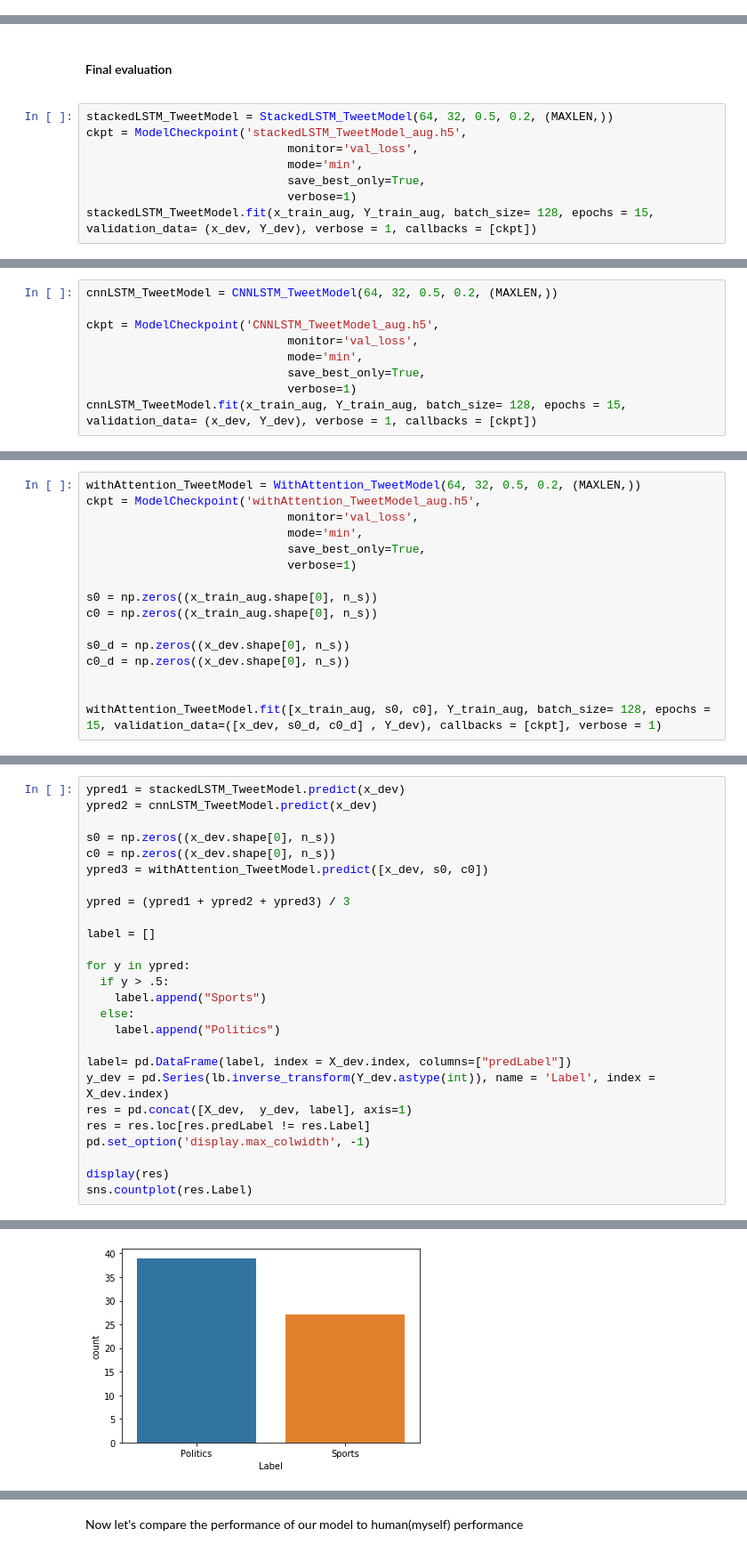
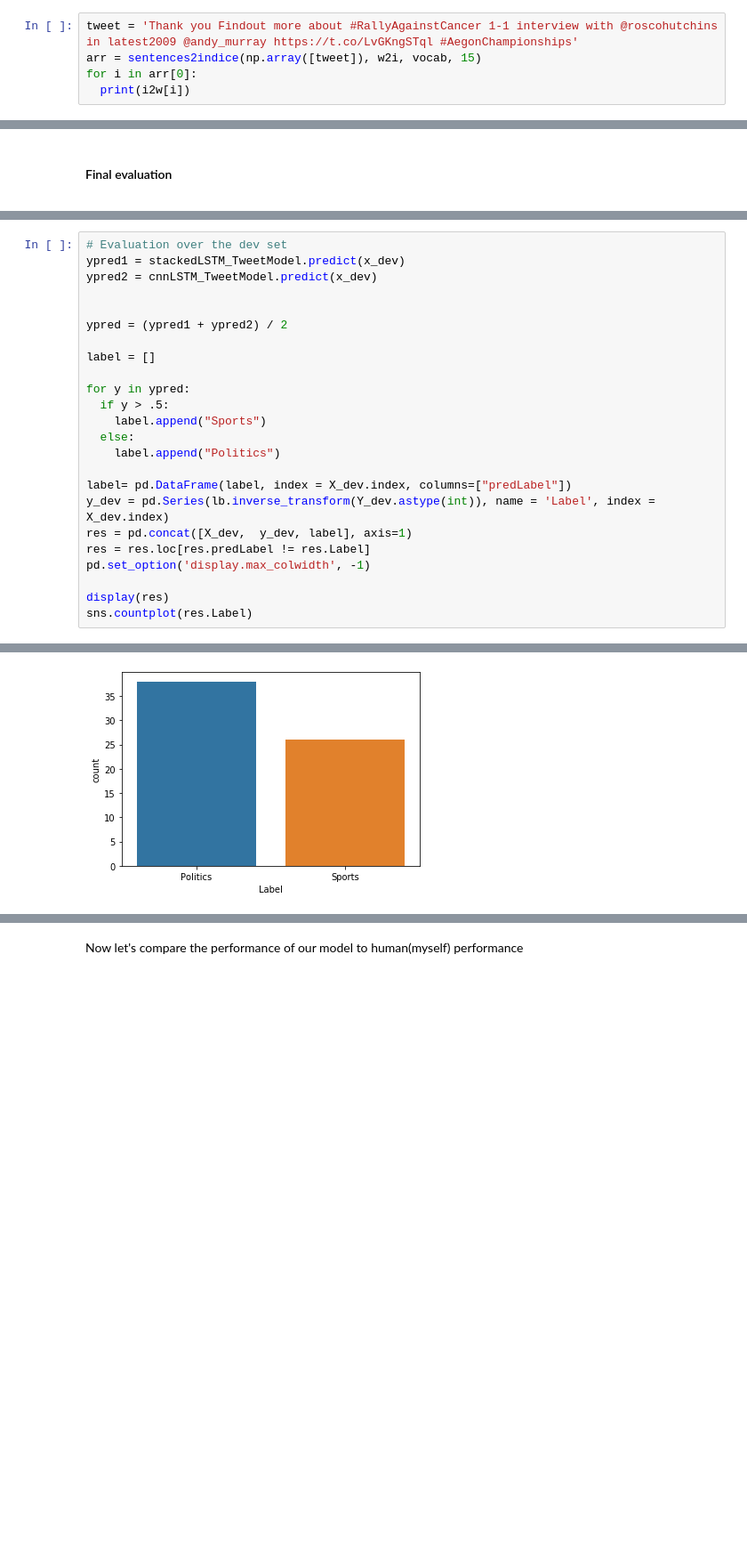
Before and after one commit to MarouaneMaatouk/Tweets-Classification, a Jupyter notebook: orcl.ipynb, the cells around one changed output, grey strips where cells are left out. Shown at 89% size. Saved outputs shown, nothing was run; the diff lists cells and outputs as text; blank space fills up the shorter version.

```diff
--- a/orcl.ipynb
+++ b/orcl.ipynb
@@ -484,2 +530,7 @@ def sentences2indice(X, w2i, vocab, MAXLEN):
 
   return v
+# %%
+tweet = 'Thank you Findout more about #RallyAgainstCancer 1-1 interview with @roscohutchins in latest2009 @andy_murray https://t.co/LvGKngSTql #AegonChampionships'
+arr = sentences2indice(np.array([tweet]), w2i, vocab, 15)
+for i in arr[0]:
+  print(i2w[i])
@@ -1677,11 +1615,3 @@ for _ in range(3000):
 # %% [markdown]
 #### Final evaluation
 <a id="c38"></a>
-# %%
-stackedLSTM_TweetModel = StackedLSTM_TweetModel(64, 32, 0.5, 0.2, (MAXLEN,))
-ckpt = ModelCheckpoint('stackedLSTM_TweetModel_aug.h5',
-                             monitor='val_loss',
-                             mode='min',
-                             save_best_only=True,
-                             verbose=1)
-stackedLSTM_TweetModel.fit(x_train_aug, Y_train_aug, batch_size= 128, epochs = 15, validation_data= (x_dev, Y_dev), verbose = 1, callbacks = [ckpt])
@@ -1719,9 +1666,0 @@ test evaluation: 0.15792801344960888  /  0.9345314509602352
-# %%
-cnnLSTM_TweetModel = CNNLSTM_TweetModel(64, 32, 0.5, 0.2, (MAXLEN,))
-
-ckpt = ModelCheckpoint('CNNLSTM_TweetModel_aug.h5',
-                             monitor='val_loss',
-                             mode='min',
-                             save_best_only=True,
-                             verbose=1)
-cnnLSTM_TweetModel.fit(x_train_aug, Y_train_aug, batch_size= 128, epochs = 15, validation_data= (x_dev, Y_dev), verbose = 1, callbacks = [ckpt])
@@ -1759,16 +1712,0 @@ test evaluation: 0.15275779374144655  /  0.9409499361977192
-# %%
-withAttention_TweetModel = WithAttention_TweetModel(64, 32, 0.5, 0.2, (MAXLEN,))
-ckpt = ModelCheckpoint('withAttention_TweetModel_aug.h5',
-                             monitor='val_loss',
-                             mode='min',
-                             save_best_only=True,
-                             verbose=1)
-
-s0 = np.zeros((x_train_aug.shape[0], n_s))
-c0 = np.zeros((x_train_aug.shape[0], n_s))
-
-s0_d = np.zeros((x_dev.shape[0], n_s))
-c0_d = np.zeros((x_dev.shape[0], n_s))
-
-
-withAttention_TweetModel.fit([x_train_aug, s0, c0], Y_train_aug, batch_size= 128, epochs = 15, validation_data=([x_dev, s0_d, c0_d] , Y_dev), callbacks = [ckpt], verbose = 1)
@@ -1810,12 +1713,10 @@ test evaluation: 0.16665589526314792  /  0.9345314505011494
 # %%
+# Evaluation over the dev set
 ypred1 = stackedLSTM_TweetModel.predict(x_dev)
 ypred2 = cnnLSTM_TweetModel.predict(x_dev)
 
-s0 = np.zeros((x_dev.shape[0], n_s))
-c0 = np.zeros((x_dev.shape[0], n_s))
-ypred3 = withAttention_TweetModel.predict([x_dev, s0, c0])
 
-ypred = (ypred1 + ypred2 + ypred3) / 3
+ypred = (ypred1 + ypred2) / 2
 
 label = []
 
@@ -1851,3 +1751,3 @@ sns.countplot(res.Label)
 <matplotlib.axes._subplots.AxesSubplot at 0x...>
-[figure, old version]
+[figure, new version]
 # %% [markdown]
```
Also changed, not shown: parts of 81 cells of this notebook.
